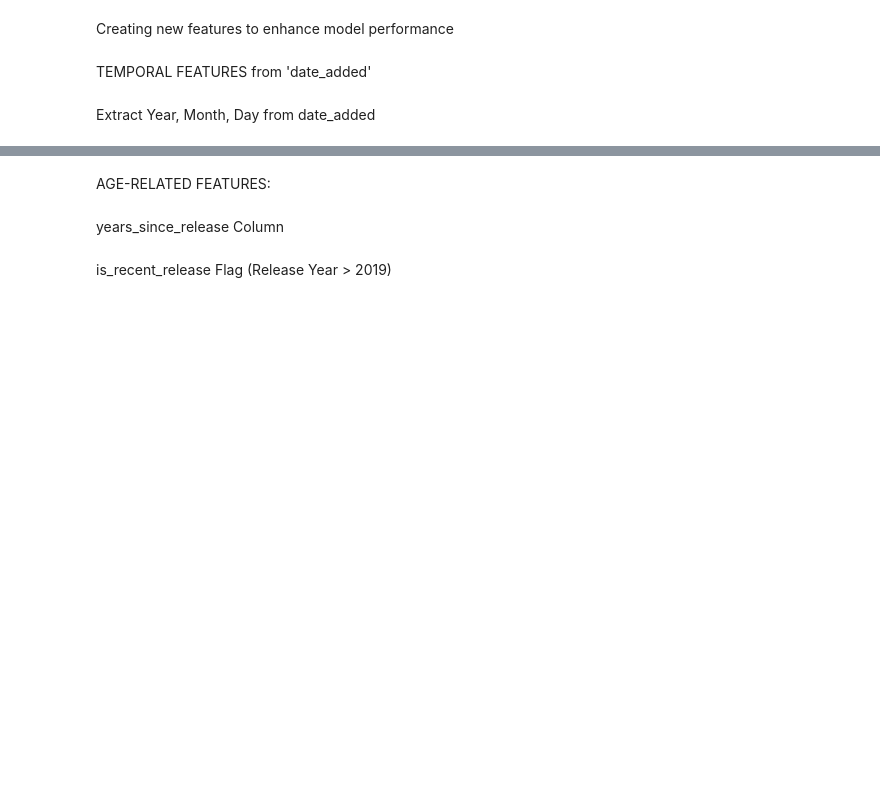
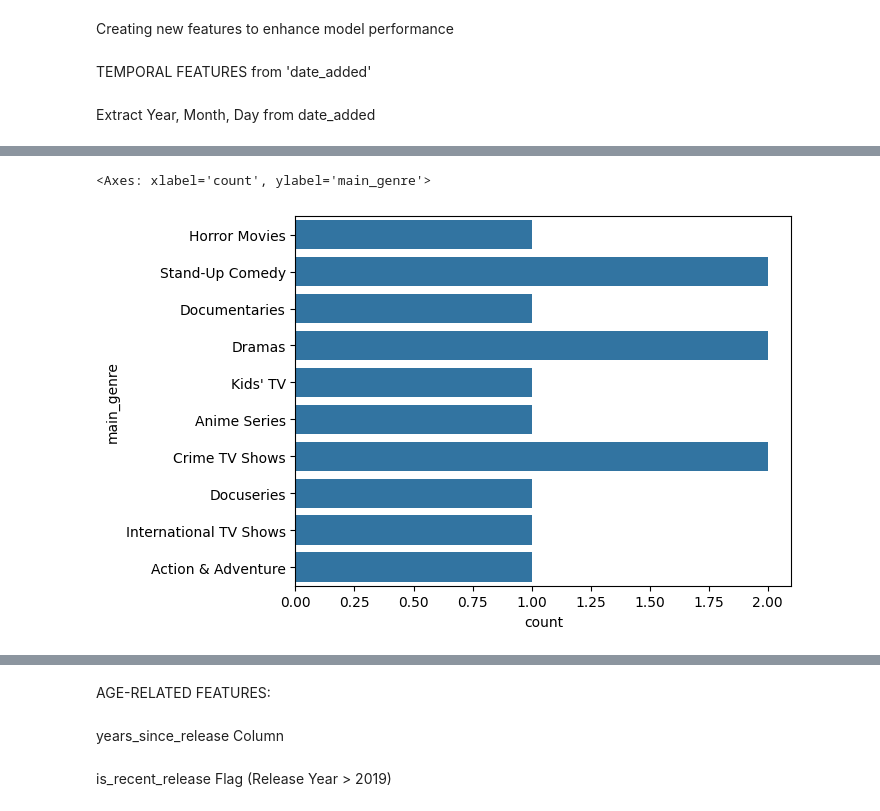
Before and after one commit to JesildaB/Netflix_EDA_FeatureEngineering, a Jupyter notebook: USECASE1.ipynb, the cells around one changed output, grey strips where cells are left out. Drawn from its saved outputs; the diff is of its cells as text; code cells hidden in the pictures; blank space fills up the shorter version.

```diff
--- a/USECASE1.ipynb
+++ b/USECASE1.ipynb
@@ -608,0 +665,25 @@ netflix_data_cleaned['day_added'] = netflix_data_cleaned['date_added'].dt.day_na
+# %%
+holiday_dates = {
+    'valentine': '02-14',
+    'halloween': '10-31',
+    'new_year': '01-01',
+    'independence_us': '07-04',
+    'christmas': '12-25'
+}
+
+for name, date in holiday_dates.items():
+    netflix_data_cleaned[f'is_{name}'] = netflix_data_cleaned['added_mmdd'] == date
+# %%
+# Ensure 'listed_in' is not null
+netflix_data_cleaned['listed_in'] = netflix_data_cleaned['listed_in'].fillna('Unknown')
+
+# Extract main genre (first genre listed)
+netflix_data_cleaned['main_genre'] = netflix_data_cleaned['listed_in'].apply(
+    lambda x: x.split(',')[0].strip() if isinstance(x, str) else 'Unknown'
+)
+# %%
+# Check genre trends around holidays
+sns.countplot(data=netflix_data_cleaned[netflix_data_cleaned['is_halloween']], y='main_genre')
+# %% [output]
+<Axes: xlabel='count', ylabel='main_genre'>
+[figure, added]
```
Also changed, not shown: parts of 29 cells of this notebook.
